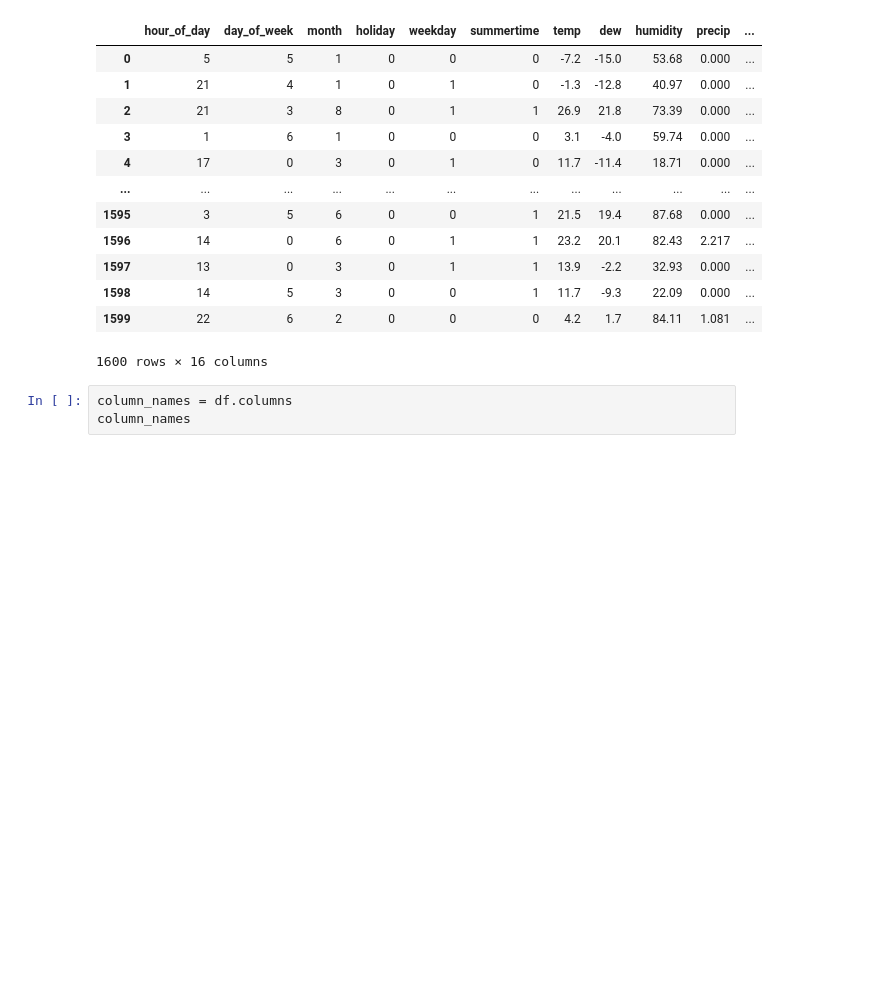
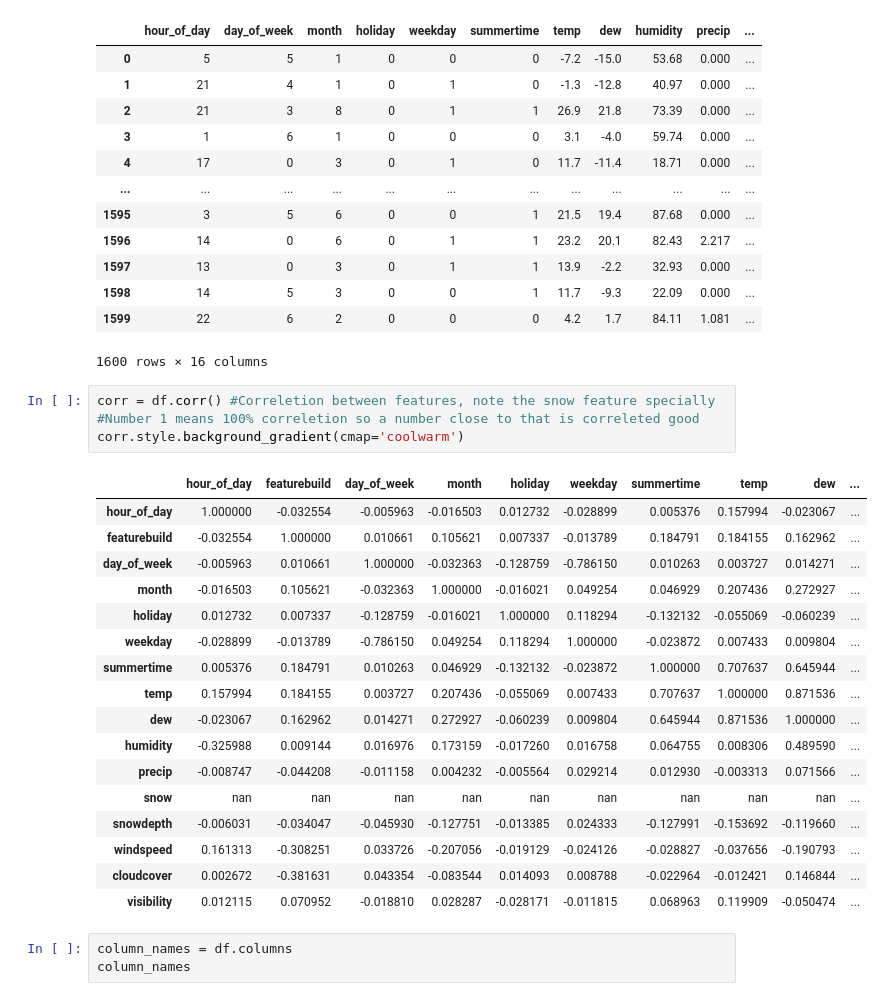
Before and after one commit to anbl9574/SML-project, a Jupyter notebook: Main.ipynb, the cells around one changed output. Saved outputs shown, nothing was run; the diff lists cells and outputs as text; blank space fills up the shorter version.

```diff
--- a/Main.ipynb
+++ b/Main.ipynb
@@ -87,6 +87,28 @@ df
 | 1598 | 14 | 5 | 3 | 0 | 0 | 1 | 11.7 | -9.3 | 22.09 | 0.000 | ... |
 | 1599 | 22 | 6 | 2 | 0 | 0 | 0 | 4.2 | 1.7 | 84.11 | 1.081 | ... |
 1600 rows × 16 columns
+# %%
+corr = df.corr() #Correletion between features, note the snow feature specially
+#Number 1 means 100% correletion so a number close to that is correleted good
+corr.style.background_gradient(cmap='coolwarm')
+# %% [output]
+|  | hour_of_day | featurebuild | day_of_week | month | holiday | weekday | summertime | temp | dew | ... |
+| hour_of_day | 1.000000 | -0.032554 | -0.005963 | -0.016503 | 0.012732 | -0.028899 | 0.005376 | 0.157994 | -0.023067 | ... |
+| featurebuild | -0.032554 | 1.000000 | 0.010661 | 0.105621 | 0.007337 | -0.013789 | 0.184791 | 0.184155 | 0.162962 | ... |
+| day_of_week | -0.005963 | 0.010661 | 1.000000 | -0.032363 | -0.128759 | -0.786150 | 0.010263 | 0.003727 | 0.014271 | ... |
+| month | -0.016503 | 0.105621 | -0.032363 | 1.000000 | -0.016021 | 0.049254 | 0.046929 | 0.207436 | 0.272927 | ... |
+| holiday | 0.012732 | 0.007337 | -0.128759 | -0.016021 | 1.000000 | 0.118294 | -0.132132 | -0.055069 | -0.060239 | ... |
+| weekday | -0.028899 | -0.013789 | -0.786150 | 0.049254 | 0.118294 | 1.000000 | -0.023872 | 0.007433 | 0.009804 | ... |
+| summertime | 0.005376 | 0.184791 | 0.010263 | 0.046929 | -0.132132 | -0.023872 | 1.000000 | 0.707637 | 0.645944 | ... |
+| temp | 0.157994 | 0.184155 | 0.003727 | 0.207436 | -0.055069 | 0.007433 | 0.707637 | 1.000000 | 0.871536 | ... |
+| dew | -0.023067 | 0.162962 | 0.014271 | 0.272927 | -0.060239 | 0.009804 | 0.645944 | 0.871536 | 1.000000 | ... |
+| humidity | -0.325988 | 0.009144 | 0.016976 | 0.173159 | -0.017260 | 0.016758 | 0.064755 | 0.008306 | 0.489590 | ... |
+| precip | -0.008747 | -0.044208 | -0.011158 | 0.004232 | -0.005564 | 0.029214 | 0.012930 | -0.003313 | 0.071566 | ... |
+| snow | nan | nan | nan | nan | nan | nan | nan | nan | nan | ... |
+| snowdepth | -0.006031 | -0.034047 | -0.045930 | -0.127751 | -0.013385 | 0.024333 | -0.127991 | -0.153692 | -0.119660 | ... |
+| windspeed | 0.161313 | -0.308251 | 0.033726 | -0.207056 | -0.019129 | -0.024126 | -0.028827 | -0.037656 | -0.190793 | ... |
+| cloudcover | 0.002672 | -0.381631 | 0.043354 | -0.083544 | 0.014093 | 0.008788 | -0.022964 | -0.012421 | 0.146844 | ... |
+| visibility | 0.012115 | 0.070952 | -0.018810 | 0.028287 | -0.028171 | -0.011815 | 0.068963 | 0.119909 | -0.050474 | ... |
 # %%
 column_names = df.columns
 column_names
```
